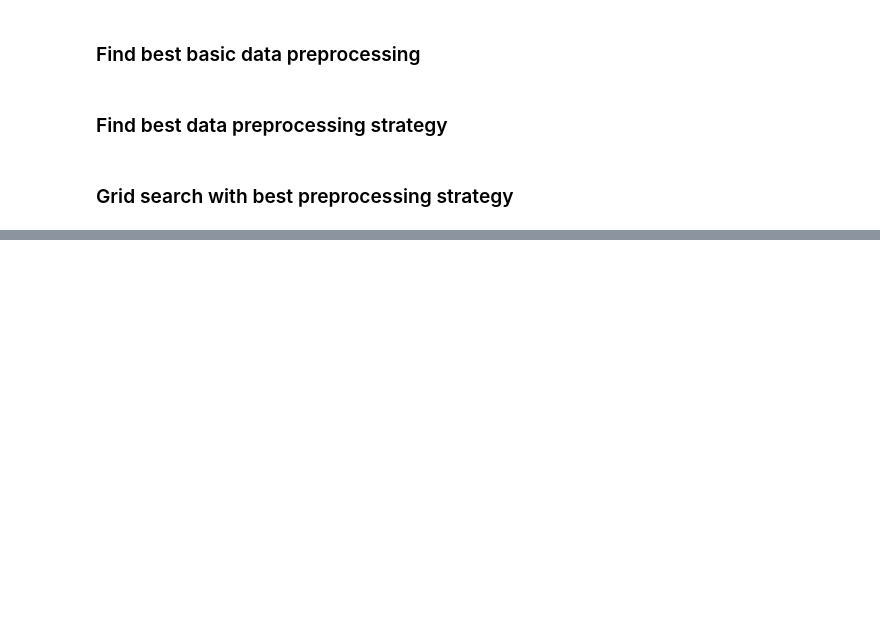
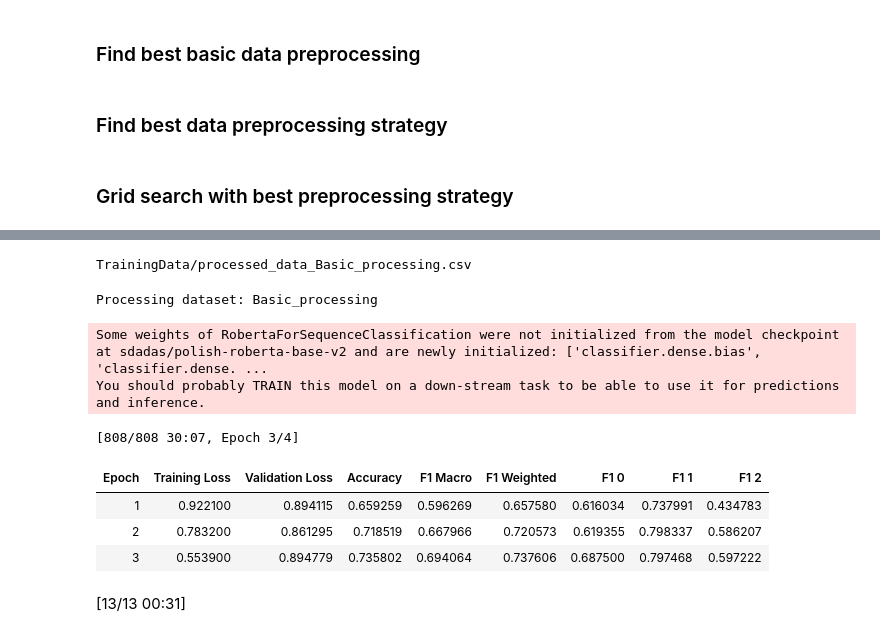
Before and after one commit to SzymonJot/PolishTweetsClassification, a Jupyter notebook: PolishTweetsClassifcation.ipynb, the cells around one changed output, grey strips where cells are left out. Cells and saved outputs as stored; diff of their text form; code cells hidden in the pictures; blank space fills up the shorter version.

```diff
--- a/PolishTweetsClassifcation.ipynb
+++ b/PolishTweetsClassifcation.ipynb
@@ -158,3 +169,9 @@ tested_models['ROBERT'] = "sdadas/polish-roberta-base-v2"
 tested_models['HERBERT']  = "allegro/herbert-base-cased"
 tested_models['POLBERT']  = "dkleczek/bert-base-polish-cased-v1"
 tested_models['MBERT'] = 'google-bert/bert-base-multilingual-cased'
+# %%
+strat = {}
+strat['No_processing'] = basic_processing_pipelines['No_processing']
+# %%
+datasets = transform_data(processing_pipelines = strat,dataset=dataset_labeled, csv_dir='TrainingData/')
+tokenize_datasets = tokenize_datasets(datasets['No_processing'],model_name='allegro/herbert-base-cased')
@@ -161,3 +180,5 @@ tested_models['MBERT'] = 'google-bert/bert-base-multilingual-cased'
+# %%
+model = 'allegro/herbert-base-cased'
 # %% [markdown]
 ### Find best basic data preprocessing
 # %%
@@ -303,0 +330,47 @@ for params_set in tqdm.tqdm(sampled_params, desc="Grid Search", total=len(sample
+# %%
+params= {
+    "learning_rate": 1.5e-5,
+    "batch_size": 4,
+    "epochs": 4,
+    "weight_decay": 0.01,
+    "class_weight_floor": 1,
+    "train_seed": 42,
+    "model_seed": 42
+}
+
+
+dataset_name = 'Basic_processing'
+model_name = 'sdadas/polish-roberta-base-v2'
+dataset = transform_data(processing_pipelines = {'Basic_processing': strategies_processing_pipelines['Basic_processing']}, dataset=dataset_labeled, csv_dir='TrainingData/')
+dataset = dataset['Basic_processing']
+train_df, test_df = train_test_split(dataset, test_size=0.2, random_state=params["train_seed"], stratify=dataset['labels'])
+train_df_tokenized = tokenize_datasets(df = train_df, model_name=model_name, max_length=128, column='text')
+val_df_tokenized = tokenize_datasets(df = test_df, model_name=model_name, max_length=128, column='text')
+
+dataset_dict = DatasetDict({
+        'train': train_df_tokenized,
+        'test': val_df_tokenized
+    })
+try:
+
+    print(f"Processing dataset: {dataset_name}")
+    trainer, eval = train_evaluate(
+        params=params,
+        tokenized_dataset=dataset_dict,
+        model_name=model_name,
+
+    )
+
+except Exception as e:
+    print(f"Skipping failed params {params}: {str(e)}")
+# %% [output]
+TrainingData/processed_data_Basic_processing.csv
+Processing dataset: Basic_processing
+Some weights of RobertaForSequenceClassification were not initialized from the model checkpoint at sdadas/polish-roberta-base-v2 and are newly initialized: ['classifier.dense.bias', 'classifier.dense. ...
+You should probably TRAIN this model on a down-stream task to be able to use it for predictions and inference.
+[808/808 30:07, Epoch 3/4]
+| Epoch | Training Loss | Validation Loss | Accuracy | F1 Macro | F1 Weighted | F1 0 | F1 1 | F1 2 |
+| 1 | 0.922100 | 0.894115 | 0.659259 | 0.596269 | 0.657580 | 0.616034 | 0.737991 | 0.434783 |
+| 2 | 0.783200 | 0.861295 | 0.718519 | 0.667966 | 0.720573 | 0.619355 | 0.798337 | 0.586207 |
+| 3 | 0.553900 | 0.894779 | 0.735802 | 0.694064 | 0.737606 | 0.687500 | 0.797468 | 0.597222 |
+[13/13 00:31]
```
Also changed, not shown: parts of 12 cells of this notebook, 7 other files.
